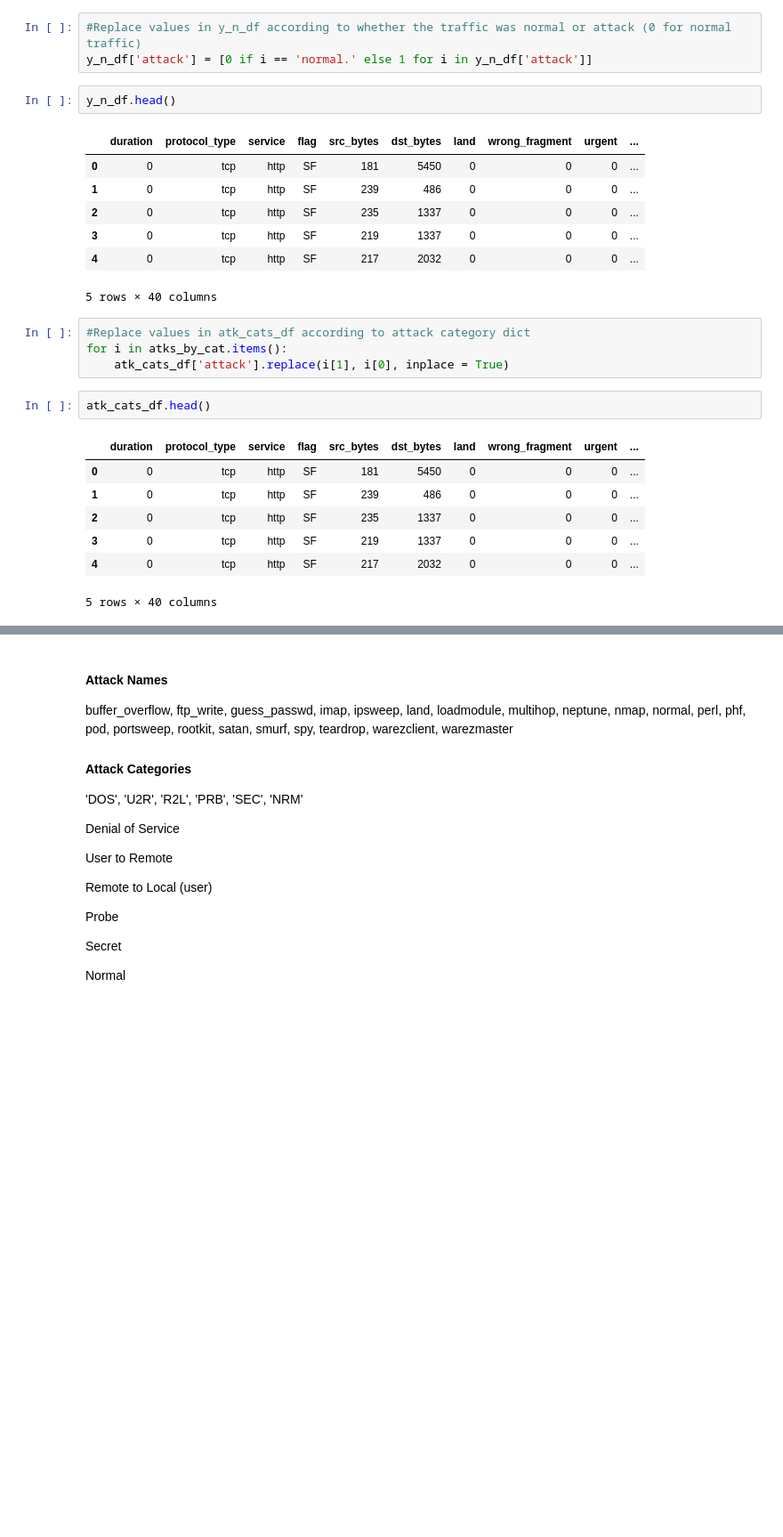
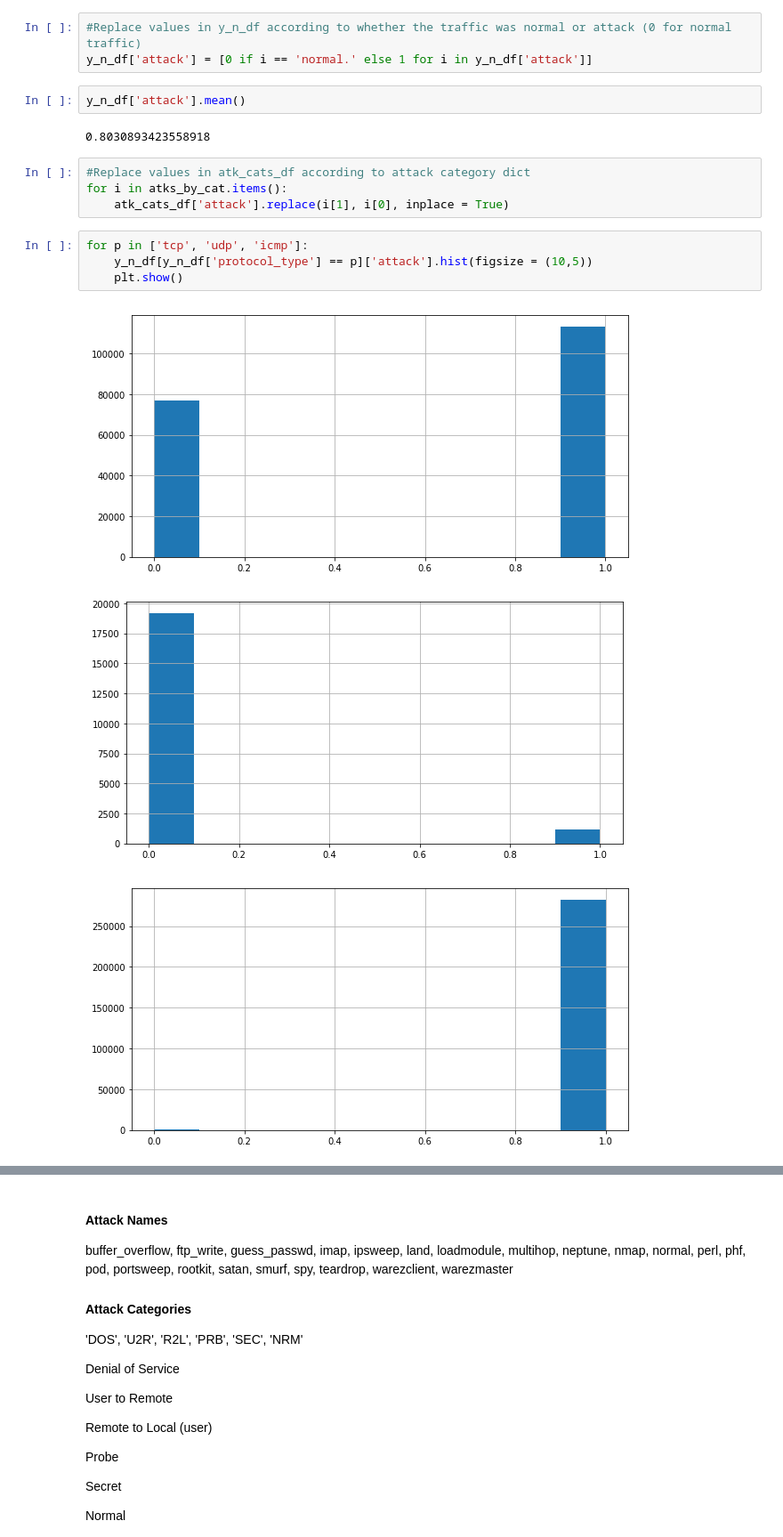
Before and after one commit to garrettjanderson/projects, a Jupyter notebook: cyberattacks.ipynb, the cells around one changed output, grey strips where cells are left out. Shown at 89% size. Drawn from its saved outputs; the diff is of its cells as text; blank space fills up the shorter version.

```diff
--- a/cyberattacks.ipynb
+++ b/cyberattacks.ipynb
@@ -129,28 +137,20 @@ atk_cats_df = cyberdf.copy()
 # %%
 #Replace values in y_n_df according to whether the traffic was normal or attack (0 for normal traffic)
 y_n_df['attack'] = [0 if i == 'normal.' else 1 for i in y_n_df['attack']]
-# %%
-y_n_df.head()
-# %% [output]
-|  | duration | protocol_type | service | flag | src_bytes | dst_bytes | land | wrong_fragment | urgent | ... |
-| 0 | 0 | tcp | http | SF | 181 | 5450 | 0 | 0 | 0 | ... |
-| 1 | 0 | tcp | http | SF | 239 | 486 | 0 | 0 | 0 | ... |
-| 2 | 0 | tcp | http | SF | 235 | 1337 | 0 | 0 | 0 | ... |
-| 3 | 0 | tcp | http | SF | 219 | 1337 | 0 | 0 | 0 | ... |
-| 4 | 0 | tcp | http | SF | 217 | 2032 | 0 | 0 | 0 | ... |
-5 rows × 40 columns
+# %%
+y_n_df['attack'].mean()
+# %% [output]
+0.8030893423558918
 # %%
 #Replace values in atk_cats_df according to attack category dict
 for i in atks_by_cat.items():
     atk_cats_df['attack'].replace(i[1], i[0], inplace = True)
-# %%
-atk_cats_df.head()
-# %% [output]
-|  | duration | protocol_type | service | flag | src_bytes | dst_bytes | land | wrong_fragment | urgent | ... |
-| 0 | 0 | tcp | http | SF | 181 | 5450 | 0 | 0 | 0 | ... |
-| 1 | 0 | tcp | http | SF | 239 | 486 | 0 | 0 | 0 | ... |
-| 2 | 0 | tcp | http | SF | 235 | 1337 | 0 | 0 | 0 | ... |
-| 3 | 0 | tcp | http | SF | 219 | 1337 | 0 | 0 | 0 | ... |
-| 4 | 0 | tcp | http | SF | 217 | 2032 | 0 | 0 | 0 | ... |
-5 rows × 40 columns
+# %%
+for p in ['tcp', 'udp', 'icmp']:
+    y_n_df[y_n_df['protocol_type'] == p]['attack'].hist(figsize = (10,5))
+    plt.show()
+# %% [output]
+[figure, added]
+[figure, added]
+[figure, added]
 # %%
```
Also changed, not shown: parts of 28 cells of this notebook, 7 other files.
